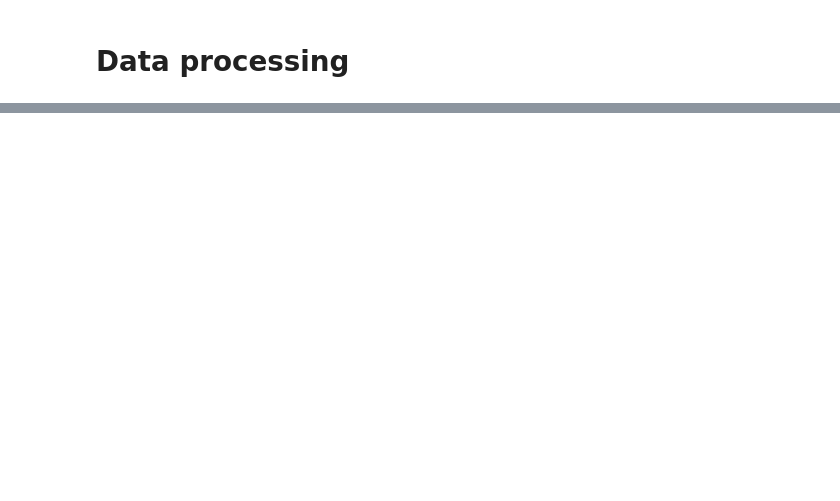
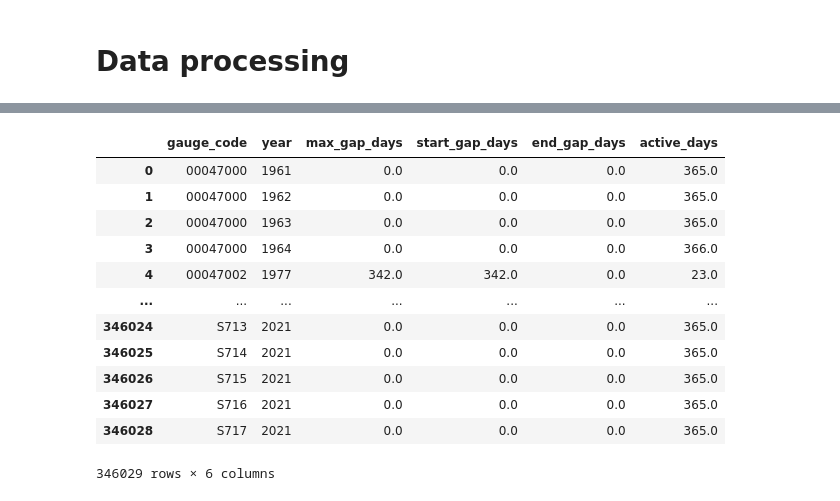
Before and after one commit to LARHENA/UFPB_Brain-D, a Jupyter notebook: Scripts e Dados/2.2 - Quality Control (Q1 - gaps).ipynb, the cells around one changed output, grey strips where cells are left out. Saved outputs shown, nothing was run; the diff lists cells and outputs as text; code cells hidden in the pictures; blank space fills up the shorter version.

```diff
--- a/Scripts e Dados/2.2 - Quality Control (Q1 - gaps).ipynb
+++ b/Scripts e Dados/2.2 - Quality Control (Q1 - gaps).ipynb
@@ -31,0 +70,43 @@ df_data
+# %%
+# Calculate gaps
+def calculateQ1(group):
+    # Internal gaps (between consecutive observations)
+    time_diffs = group['datetime'].diff().dt.days - 1.0
+    active_days = group['datetime'].nunique()  # Count of active days in the group
+
+    # Start gap: (first observation) - (first day of year)
+    first_day = pd.Timestamp(f"{group['year'].iloc[0]}-01-01")
+    start_gap = (group['datetime'].iloc[0] - first_day).days
+
+    # End gap: (last day of year) - (last observation)
+    last_day = pd.Timestamp(f"{group['year'].iloc[0]}-12-31")
+    end_gap = (last_day - group['datetime'].iloc[-1]).days
+
+    # Combine all gaps and find max
+    all_gaps = time_diffs.tolist() + [start_gap, end_gap]
+    max_gap = np.nanmax(all_gaps) if not all(np.isnan(all_gaps)) else np.nan
+
+    return pd.Series({
+        'max_gap_days': max_gap,
+        'start_gap_days': start_gap,
+        'end_gap_days': end_gap,
+        'active_days': active_days
+    })
+
+# Apply to each group
+df_q1_gaps = df_data.apply(calculateQ1).reset_index()
+df_q1_gaps
+# %% [output]
+|  | gauge_code | year | max_gap_days | start_gap_days | end_gap_days | active_days |
+| 0 | 00047000 | 1961 | 0.0 | 0.0 | 0.0 | 365.0 |
+| 1 | 00047000 | 1962 | 0.0 | 0.0 | 0.0 | 365.0 |
+| 2 | 00047000 | 1963 | 0.0 | 0.0 | 0.0 | 365.0 |
+| 3 | 00047000 | 1964 | 0.0 | 0.0 | 0.0 | 366.0 |
+| 4 | 00047002 | 1977 | 342.0 | 342.0 | 0.0 | 23.0 |
+| ... | ... | ... | ... | ... | ... | ... |
+| 346024 | S713 | 2021 | 0.0 | 0.0 | 0.0 | 365.0 |
+| 346025 | S714 | 2021 | 0.0 | 0.0 | 0.0 | 365.0 |
+| 346026 | S715 | 2021 | 0.0 | 0.0 | 0.0 | 365.0 |
+| 346027 | S716 | 2021 | 0.0 | 0.0 | 0.0 | 365.0 |
+| 346028 | S717 | 2021 | 0.0 | 0.0 | 0.0 | 365.0 |
+346029 rows × 6 columns
```
Also changed, not shown: parts of 12 cells of this notebook, 1 other file.
